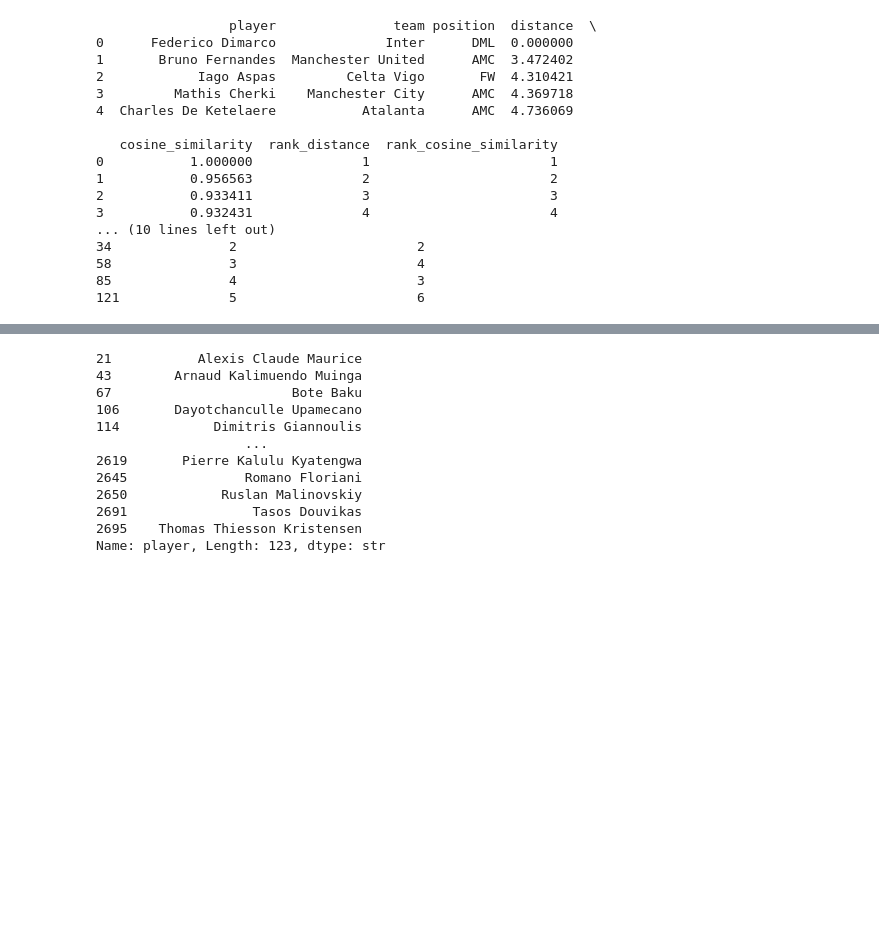
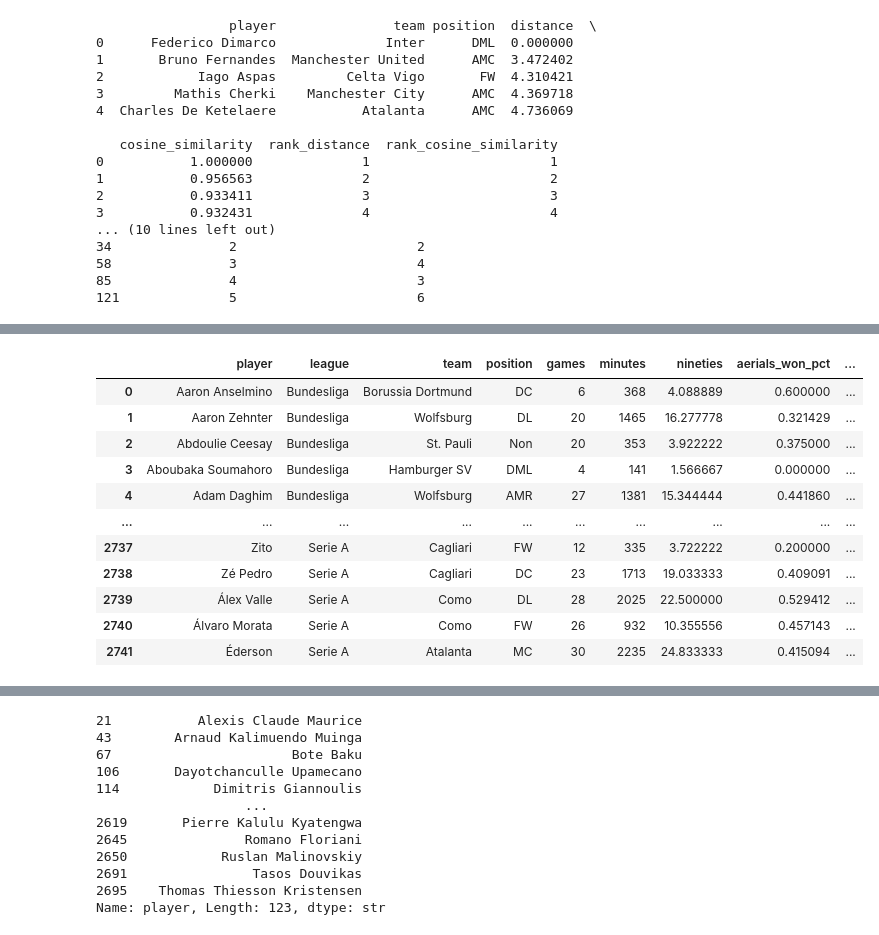
Before and after one commit to capo11/43to7, a Jupyter notebook: 43to7.ipynb, the cells around one changed output, grey strips where cells are left out. Drawn from its saved outputs; the diff is of its cells as text; code cells hidden in the pictures; blank space fills up the shorter version.

```diff
--- a/43to7.ipynb
+++ b/43to7.ipynb
@@ -612,3 +631,91 @@ position_map = df.set_index('player')['position']
 # Sostituisco la posizione del pickle solo per i giocatori presenti in df
 pickle['position'] = pickle['player'].map(position_map).fillna(pickle['position'])
 pickle.to_pickle('grids/top5_2526_30_30.pkl')
+# %%
+import numpy as np
+import pandas as pd
+from unidecode import unidecode
+pickle = pd.read_pickle('grids/top5_2526_30_30.pkl')
+df = pd.read_csv('43to7/stats_sofa_under.csv')
+# print(np.unique(pickle['position']))
+
+# picklepos = pickle.loc[pickle['position'] == 'D']
+# print(np.unique(picklepos['position_detailed']))
+# for i in pickle.index:
+#     if pickle.loc[i]['position'] == 'F':
+#         match pickle.loc[i]['position_detailed']:
+#             case 'ST':
+#                 pickle.loc[i, 'position'] = 'FW'
+#             case 'RW':
+#                 pickle.loc[i, 'position'] = 'FWR'
+#             case 'CAM':
+#                 pickle.loc[i, 'position'] = 'AMC'
+#             case 'CM':
+#                 pickle.loc[i, 'position'] = 'MC'
+#             case 'F':
+#                 pickle.loc[i, 'position'] = 'FW'
+#             case 'LM':
+#                 pickle.loc[i, 'position'] = 'ML'
+#             case 'LW':
+#                 pickle.loc[i, 'position'] = 'FWL'
+#             case 'RM':
+#                 pickle.loc[i, 'position'] = 'MR'
+#     if pickle.loc[i]['position'] == 'M':
+#         match pickle.loc[i]['position_detailed']:
+#             case 'CAM':
+#                 pickle.loc[i, 'position'] = 'AMC'
+#             case 'CDM':
+#                 pickle.loc[i, 'position'] = 'DMC'
+#             case 'CM':
+#                 pickle.loc[i, 'position'] = 'MC'
+#             case 'LB':
+#                 pickle.loc[i, 'position'] = 'DL'
+#             case 'LM':
+#                 pickle.loc[i, 'position'] = 'ML'
+#             case 'LW':
+#                 pickle.loc[i, 'position'] = 'FWL'
+#             case 'M':
+#                 pickle.loc[i, 'position'] = 'MC'
+#             case 'RB':
+#                 pickle.loc[i, 'position'] = 'DR'
+#             case 'RM':
+#                 pickle.loc[i, 'position'] = 'MR'
+#             case 'RW':
+#                 pickle.loc[i, 'position'] = 'FWR'
+#             case 'ST':
+#                 pickle.loc[i, 'position'] = 'FW'
+#     if pickle.loc[i]['position'] == 'D':
+#         match pickle.loc[i]['position_detailed']:
+#             case 'CB':
+#                 pickle.loc[i, 'position'] = 'DC'
+#             case 'CDM':
+#                 pickle.loc[i, 'position'] = 'MDC'
+#             case 'CM':
+#                 pickle.loc[i, 'position'] = 'MC'
+#             case 'D':
+#                 pickle.loc[i, 'position'] = 'DC'
+#             case 'LB':
+#                 pickle.loc[i, 'position'] = 'DL'
+#             case 'LM':
+#                 pickle.loc[i, 'position'] = 'ML'
+#             case 'RB':
+#                 pickle.loc[i, 'position'] = 'DR'
+#             case 'RM':
+#                 pickle.loc[i, 'position'] = 'MR'
+
+# pickle.to_pickle('grids/top5_2526_30_30.pkl')
+# picklepos.loc[picklepos['position_detailed'] == 'LM']
+df
+# %% [output]
+|  | player | league | team | position | games | minutes | nineties | aerials_won_pct | ... |
+| 0 | Aaron Anselmino | Bundesliga | Borussia Dortmund | DC | 6 | 368 | 4.088889 | 0.600000 | ... |
+| 1 | Aaron Zehnter | Bundesliga | Wolfsburg | DL | 20 | 1465 | 16.277778 | 0.321429 | ... |
+| 2 | Abdoulie Ceesay | Bundesliga | St. Pauli | Non | 20 | 353 | 3.922222 | 0.375000 | ... |
+| 3 | Aboubaka Soumahoro | Bundesliga | Hamburger SV | DML | 4 | 141 | 1.566667 | 0.000000 | ... |
+| 4 | Adam Daghim | Bundesliga | Wolfsburg | AMR | 27 | 1381 | 15.344444 | 0.441860 | ... |
+| ... | ... | ... | ... | ... | ... | ... | ... | ... | ... |
+| 2737 | Zito | Serie A | Cagliari | FW | 12 | 335 | 3.722222 | 0.200000 | ... |
+| 2738 | Zé Pedro | Serie A | Cagliari | DC | 23 | 1713 | 19.033333 | 0.409091 | ... |
+| 2739 | Álex Valle | Serie A | Como | DL | 28 | 2025 | 22.500000 | 0.529412 | ... |
+| 2740 | Álvaro Morata | Serie A | Como | FW | 26 | 932 | 10.355556 | 0.457143 | ... |
+| 2741 | Éderson | Serie A | Atalanta | MC | 30 | 2235 | 24.833333 | 0.415094 | ... |
```
Also changed, not shown: parts of 2 cells of this notebook, 2 other files.
